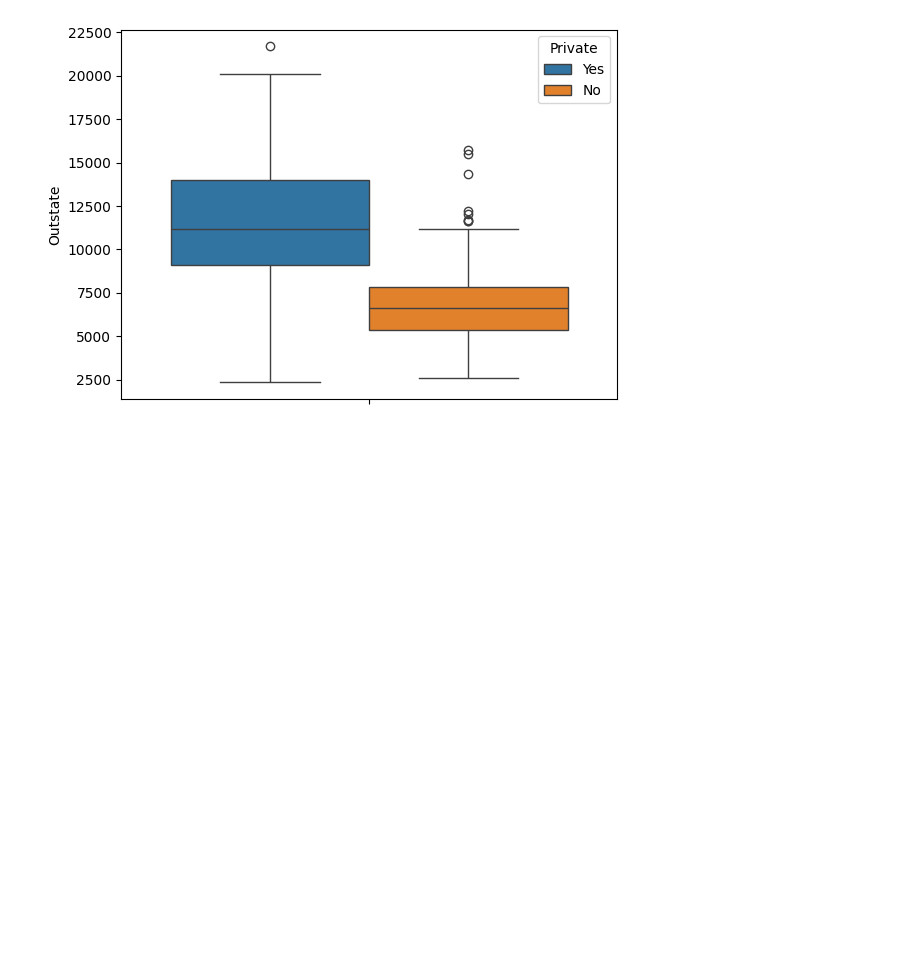
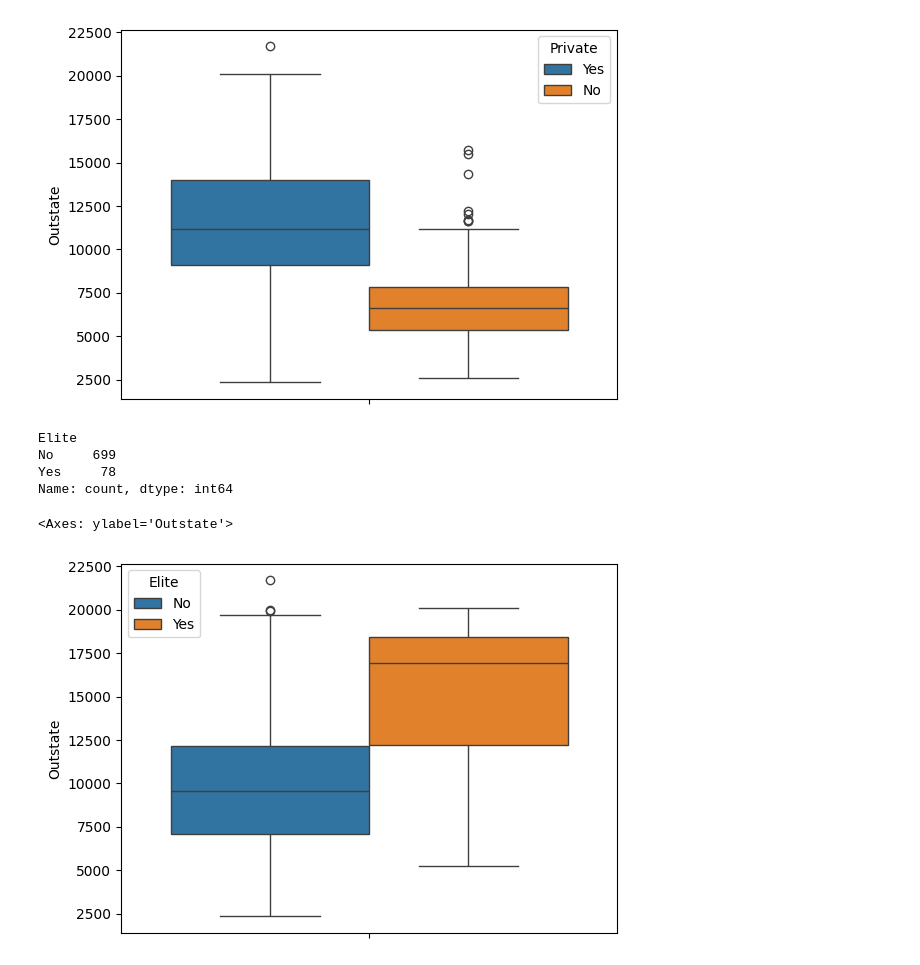
Before and after one commit to tobias-oberg/Databehandling-Tobias-ObergAI24, a Jupyter notebook: Lab/Lab.ipynb, the cells around one changed output. Drawn from its saved outputs; the diff is of its cells as text; code cells hidden in the pictures; blank space fills up the shorter version.

```diff
--- a/Lab/Lab.ipynb
+++ b/Lab/Lab.ipynb
@@ -64,3 +70,19 @@ sns.boxplot(college3, y= "Outstate", hue="Private")
 # %% [output]
 <Axes: ylabel='Outstate'>
 [figure]
+# %%
+# f)
+college3["Elite"] = pd.cut(college3["Top10perc"], [0,50,100], labels
+ =["No", "Yes"])
+
+print(college3["Elite"].value_counts())
+
+
+sns.boxplot(college3, y= "Outstate", hue="Elite")
+# %% [output]
+Elite
+No     699
+Yes     78
+Name: count, dtype: int64
+<Axes: ylabel='Outstate'>
+[figure, added]
```
Also changed, not shown: parts of 5 cells of this notebook.
